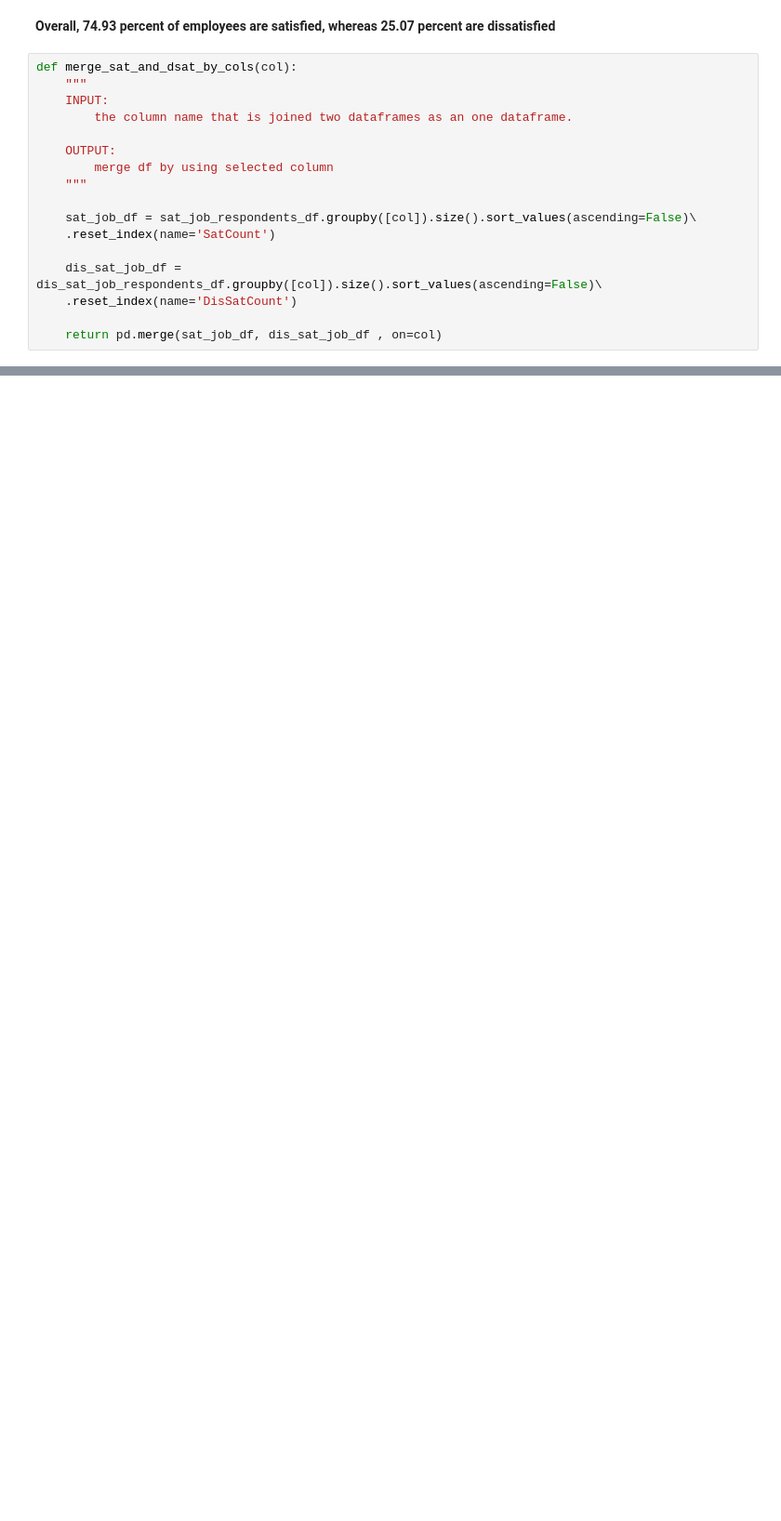
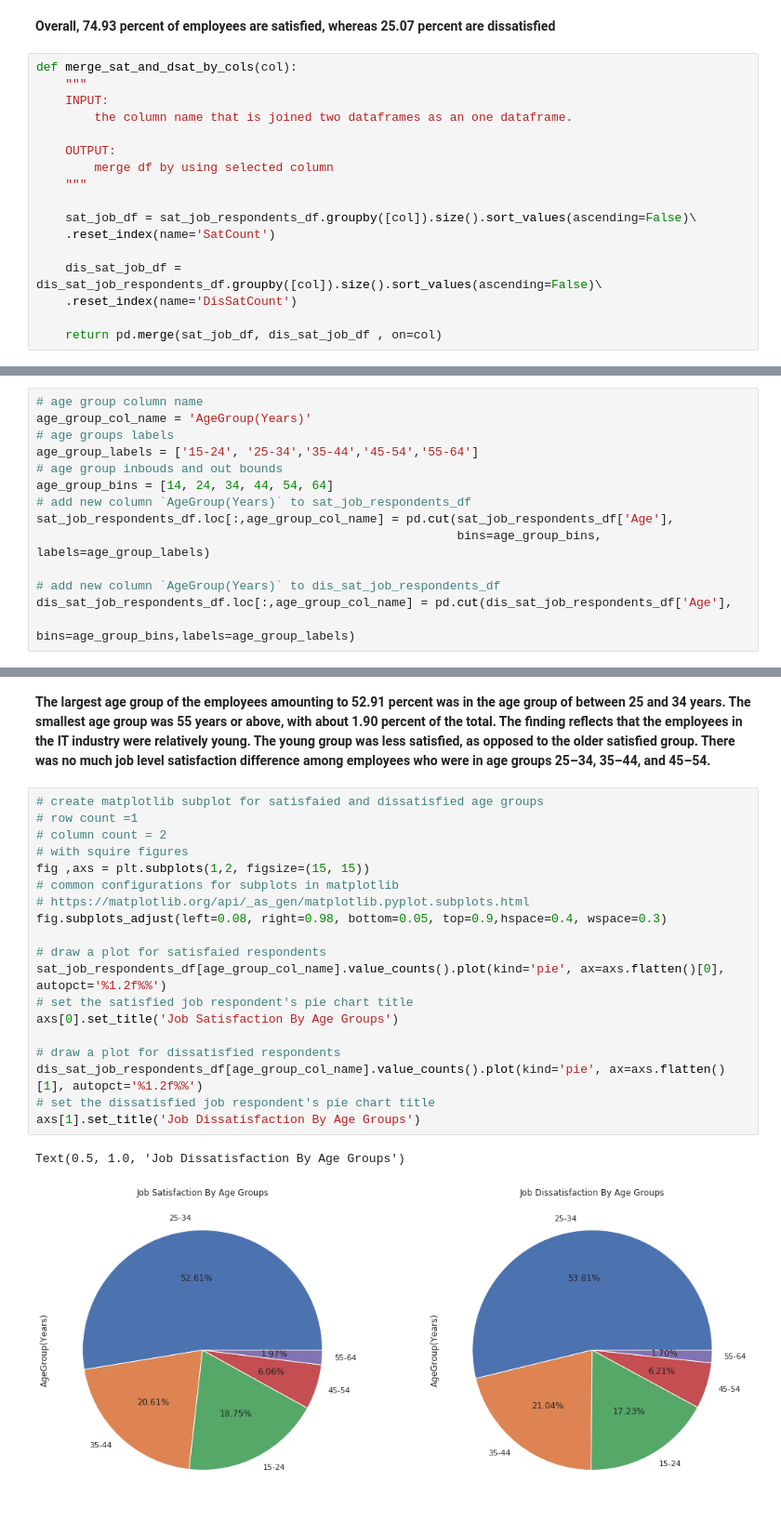
Before and after one commit to snandasena/stackoverflow-job-sat-stat-analyisis, a Jupyter notebook: Stackoverflow_Job_Satisfaction_Statistical_Analysis.ipynb, the cells around one changed output, grey strips where cells are left out. Shown at 93% size. Cells and saved outputs as stored; diff of their text form; blank space fills up the shorter version.

```diff
--- a/Stackoverflow_Job_Satisfaction_Statistical_Analysis.ipynb
+++ b/Stackoverflow_Job_Satisfaction_Statistical_Analysis.ipynb
@@ -270,0 +219,14 @@ gender_contact_df.plot(kind='bar' )
+# %%
+# age group column name
+age_group_col_name = 'AgeGroup(Years)'
+# age groups labels
+age_group_labels = ['15-24', '25-34','35-44','45-54','55-64']
+# age group inbouds and out bounds
+age_group_bins = [14, 24, 34, 44, 54, 64]
+# add new column `AgeGroup(Years)` to sat_job_respondents_df
+sat_job_respondents_df.loc[:,age_group_col_name] = pd.cut(sat_job_respondents_df['Age'],
+                                                          bins=age_group_bins, labels=age_group_labels)
+
+# add new column `AgeGroup(Years)` to dis_sat_job_respondents_df
+dis_sat_job_respondents_df.loc[:,age_group_col_name] = pd.cut(dis_sat_job_respondents_df['Age'],
+                                                              bins=age_group_bins,labels=age_group_labels)
@@ -270,0 +246,24 @@ gender_contact_df.plot(kind='bar' )
+# %% [markdown]
+**The largest age group of the employees amounting to 52.91 percent was in the age group of between 25 and 34 years. The smallest age group was 55 years or above, with about 1.90 percent of the total. The finding reflects that the employees in the IT industry were relatively young. The young group was less satisfied, as opposed to the older satisfied group. There was no much job level satisfaction difference among employees who were in age groups 25–34, 35–44, and 45–54.**
+# %%
+# create matplotlib subplot for satisfaied and dissatisfied age groups
+# row count =1
+# column count = 2
+# with squire figures
+fig ,axs = plt.subplots(1,2, figsize=(15, 15))
+# common configurations for subplots in matplotlib
+# https://matplotlib.org/api/_as_gen/matplotlib.pyplot.subplots.html
+fig.subplots_adjust(left=0.08, right=0.98, bottom=0.05, top=0.9,hspace=0.4, wspace=0.3)
+
+# draw a plot for satisfaied respondents
+sat_job_respondents_df[age_group_col_name].value_counts().plot(kind='pie', ax=axs.flatten()[0], autopct='%1.2f%%')
+# set the satisfied job respondent's pie chart title
+axs[0].set_title('Job Satisfaction By Age Groups')
+
+# draw a plot for dissatisfied respondents
+dis_sat_job_respondents_df[age_group_col_name].value_counts().plot(kind='pie', ax=axs.flatten()[1], autopct='%1.2f%%')
+# set the dissatisfied job respondent's pie chart title
+axs[1].set_title('Job Dissatisfaction By Age Groups')
+# %% [output]
+Text(0.5, 1.0, 'Job Dissatisfaction By Age Groups')
+[figure, added]
```
Also changed, not shown: parts of 62 cells of this notebook.
